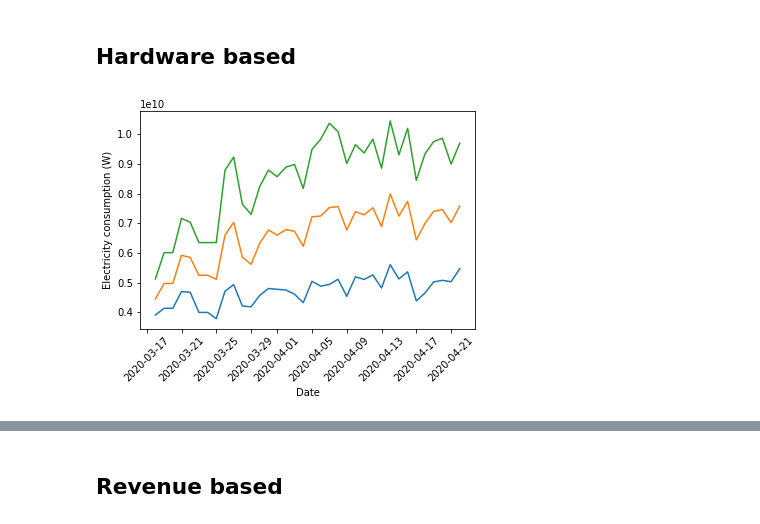
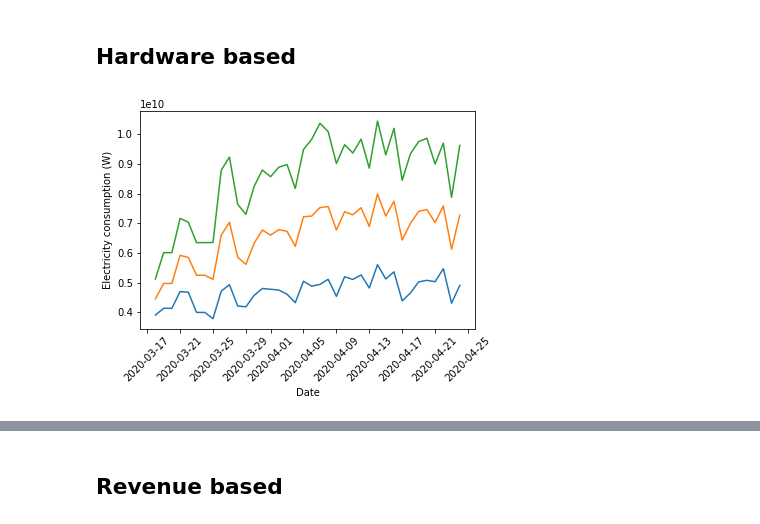
Before and after one commit to Lukasdeloose/sustainable_blockchain, a Jupyter notebook: data_analysis/energy_consumption.ipynb, the cells around one changed output, grey strips where cells are left out. Saved outputs shown, nothing was run; the diff lists cells and outputs as text; code cells hidden in the pictures.

Commit message:
fixed estimations bug

```diff
--- a/data_analysis/energy_consumption.ipynb
+++ b/data_analysis/energy_consumption.ipynb
@@ -29,7 +29,7 @@ def clean_mineable_data(data):
     data['price'] = data['price'].apply(lambda x:clean_int(x))
     return data
 # %%
-mineable_100 = pd.read_csv(HIST_PATH+'mineable_100_03-29-2020.csv')
+mineable_100 = pd.read_csv(HIST_PATH+'mineable_100_04-24-2020.csv')
 mineable_100 = clean_mineable_data(mineable_100)
 found_data = mineable_100[~mineable_100.isnull().any(axis=1)].copy()
 # %% [markdown]
@@ -79,7 +67,7 @@ In this section we make a first estimation based on the most efficient hardware
 # Bitcoin forks have the same initial difficulty
 bitcoin_forks = ['bitcoin', 'bitcoincash','bitcoinsv', 'litecoincash']
 # %%
-def hardware_based_estimation(data, moving_avg_difficulty = 1, moving_avg_price=1, growth_factor=1, estimates=False):
+def hardware_based_estimation(data, PUE_dict = std_PUE, moving_avg_difficulty = 7, moving_avg_price=7, growth_factor=1, estimates=False):
     """
     Function that calculates upper bound, lower bound, estimate and market cap for all data.
     Returns a list, each entry is the bounds for one day
@@ -108,9 +96,9 @@ def hardware_based_estimation(data, moving_avg_difficulty = 1, moving_avg_price=
         found_missing_difficulty['nethash_calc'] = found_missing_difficulty['difficulty_MA']*found_missing_difficulty['difficulty_factor']/found_missing_difficulty['block_time'] # amount of hashes per second
 
         # Create dictionairy that maps coins to their profitable hardware
-        lower_prof_hardware = dict(found_missing_difficulty.apply(lambda x: create_profitable_set(x, "lower"), axis = 1))
-        upper_prof_hardware = dict(found_missing_difficulty.apply(lambda x: create_profitable_set(x, "upper"), axis = 1))
-        estimate_prof_hardware = dict(found_missing_difficulty.apply(lambda x: create_profitable_set(x, "estimate"), axis = 1))
+        lower_prof_hardware = dict(found_missing_difficulty.apply(lambda x: create_profitable_set(x, PUE_dict,"lower"), axis = 1))
+        upper_prof_hardware = dict(found_missing_difficulty.apply(lambda x: create_profitable_set(x, PUE_dict,"upper"), axis = 1))
+        estimate_prof_hardware = dict(found_missing_difficulty.apply(lambda x: create_profitable_set(x, PUE_dict,"estimate"), axis = 1))
 
         # Calculate estimates
         result['lower_bound'] = found_missing_difficulty.apply(lambda x: calc_bound(x, lower_prof_hardware, True),axis=1)
@@ -337,13 +350,16 @@ revenue_percent = 0.60
+# %%
+std_PUE = {'lower': 1, 'estimate': 1.1, 'upper':1.2}
+revenue_percent = 0.60
 # %%
-def calc_hardware_bounds(bounds):
+def calc_hardware_bounds(bounds, PUE_dict = std_PUE):
     """
     Adds the PUE and sums over all coins
     """
     hardware_bounds = {'upper': [], 'lower': [], 'estimate': [], 'market_cap': []}
     for bounds_day in bounds:
-        lower_bound = np.sum(bounds_day['lower_bound'])*lower_PUE
-        estimate = np.sum(bounds_day['estimate'])*estimate_PUE
-        upper_bound = np.sum(bounds_day['upper_bound'])*upper_PUE
+        lower_bound = np.sum(bounds_day['lower_bound'])*PUE_dict['lower']
+        estimate = np.sum(bounds_day['estimate'])*PUE_dict['estimate']
+        upper_bound = np.sum(bounds_day['upper_bound'])*PUE_dict['upper']
         market_cap = np.sum(bounds_day['market_cap'])
 
         hardware_bounds['lower'].append(lower_bound)
@@ -410,14 +426,14 @@ for bound, data in coin_hardware_date.items():
 ## Hardware based
 # %%
 # Get hardware bounds
-hardware_bounds_coin = hardware_based_estimation(data_hist, 1, 1, growth_factor)
+hardware_bounds_coin = hardware_based_estimation(data_hist)
 hardware_bounds_total = calc_hardware_bounds(hardware_bounds_coin)
 plt.plot(dates, hardware_bounds_total['lower'])
 plt.plot(dates, hardware_bounds_total['estimate'])
 plt.plot(dates, hardware_bounds_total['upper'])
 plt.xticks(rotation=45)
 plt.ylabel("Electricity consumption (W)")
 plt.xlabel("Date")
 plt.show()
 # %% [output]
-[figure, old version]
+[figure, new version]
```
Also changed, not shown: parts of 29 cells of this notebook, 3 other files.
